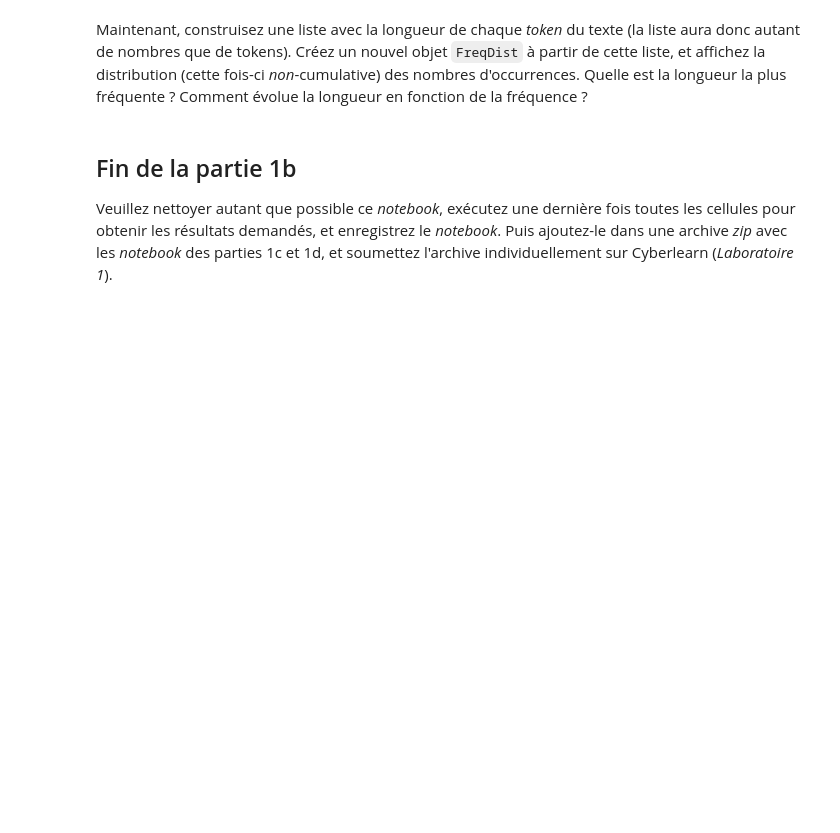
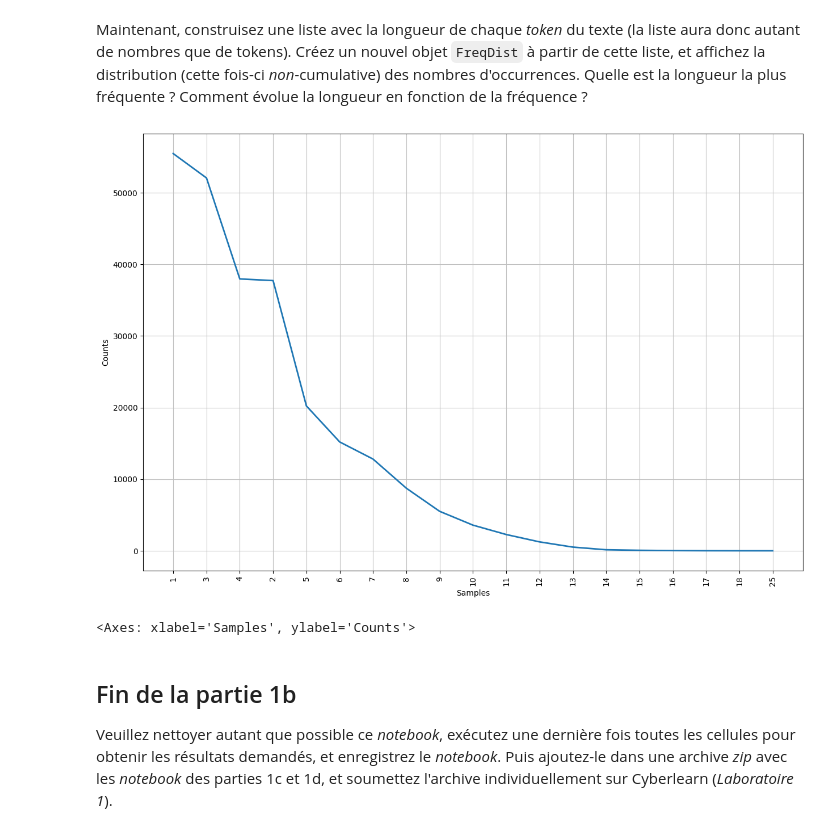
Before and after one commit to bchollet/TAL-LABOS, a Jupyter notebook: LABO1/TAL_Labo1b_student.ipynb, the cells around one changed output. Cells and saved outputs as stored; diff of their text form; code cells hidden in the pictures; blank space fills up the shorter version.

```diff
--- a/LABO1/TAL_Labo1b_student.ipynb
+++ b/LABO1/TAL_Labo1b_student.ipynb
@@ -207,3 +275,11 @@ Maintenant, construisez une liste avec la longueur de chaque _token_ du texte (l
+# %%
+len_tokens = [len(token) for token in tokens]
+fdist_len = nltk.FreqDist(len_tokens)
+plt.figure(figsize=(15, 10))
+fdist_len.plot()
+# %% [output]
+[figure, added]
+<Axes: xlabel='Samples', ylabel='Counts'>
 # %% [markdown]
 ## Fin de la partie 1b
 Veuillez nettoyer autant que possible ce _notebook_, exécutez une dernière fois toutes les cellules pour obtenir les résultats demandés, et enregistrez le _notebook_.  Puis ajoutez-le dans une archive _zip_ avec les _notebook_ des parties 1c et 1d, et soumettez l'archive individuellement sur Cyberlearn (_Laboratoire 1_).
```
Also changed, not shown: parts of 35 cells of this notebook, 2 other files.
